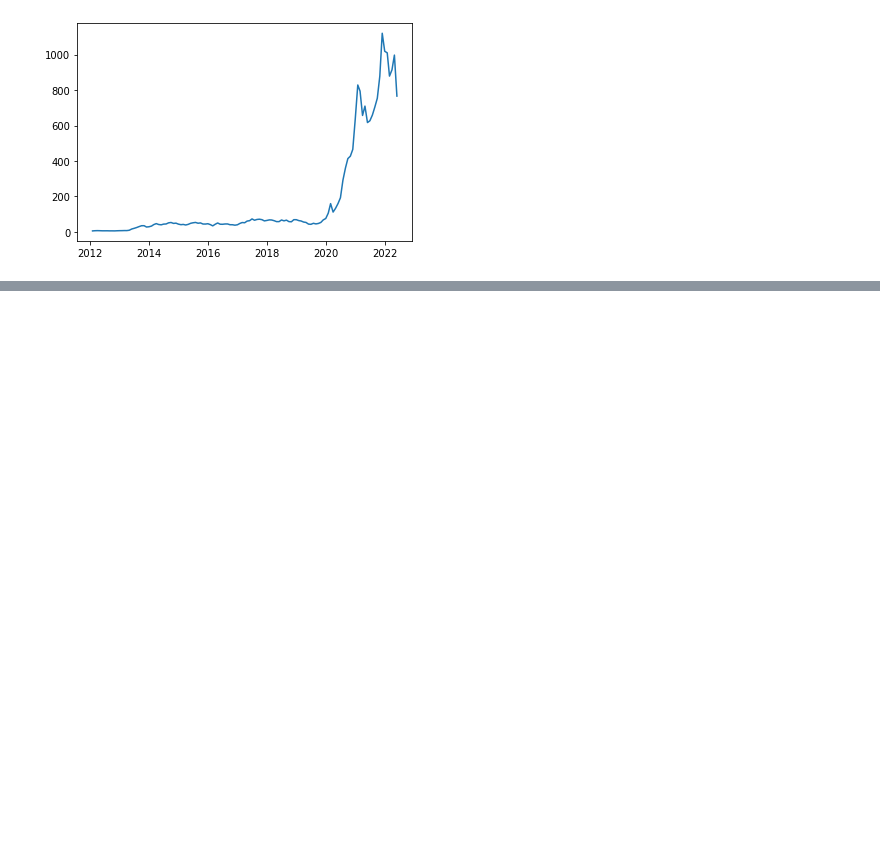
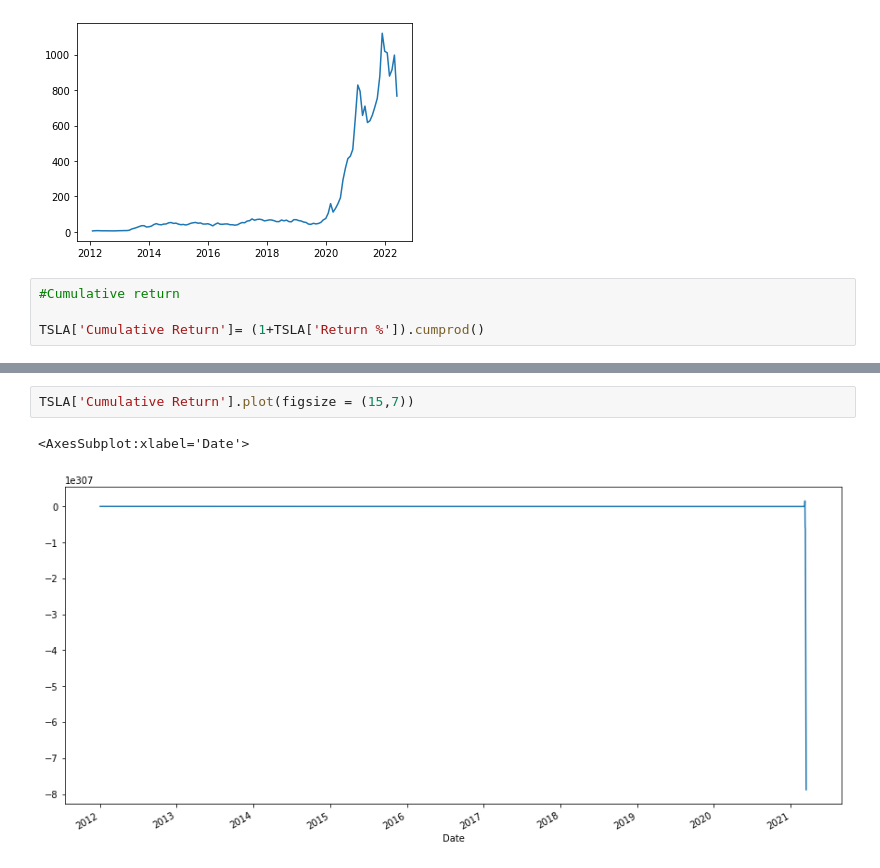
Before and after one commit to shifeng1106/Exploratary-Data-Analysis, a Jupyter notebook: yahoo-finance-stock-data-extraction.ipynb, the cells around one changed output, grey strips where cells are left out. Drawn from its saved outputs; the diff is of its cells as text; blank space fills up the shorter version.

```diff
--- a/yahoo-finance-stock-data-extraction.ipynb
+++ b/yahoo-finance-stock-data-extraction.ipynb
@@ -160,3 +160,7 @@ plt.plot(Monthly['Close'])
 # %% [output]
 [<matplotlib.lines.Line2D at 0x...>]
 [figure]
+# %%
+#Cumulative return
+
+TSLA['Cumulative Return']= (1+TSLA['Return %']).cumprod()
@@ -162,0 +179,5 @@ plt.plot(Monthly['Close'])
+# %%
+TSLA['Cumulative Return'].plot(figsize = (15,7))
+# %% [output]
+<AxesSubplot:xlabel='Date'>
+[figure, added]
```
Also changed, not shown: parts of 6 cells of this notebook.
